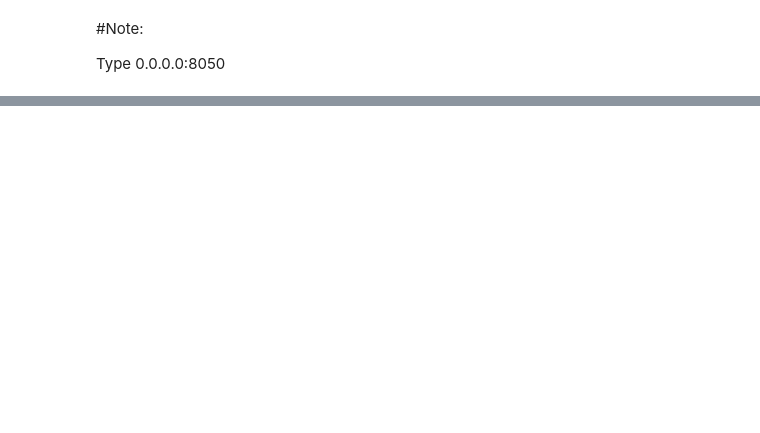
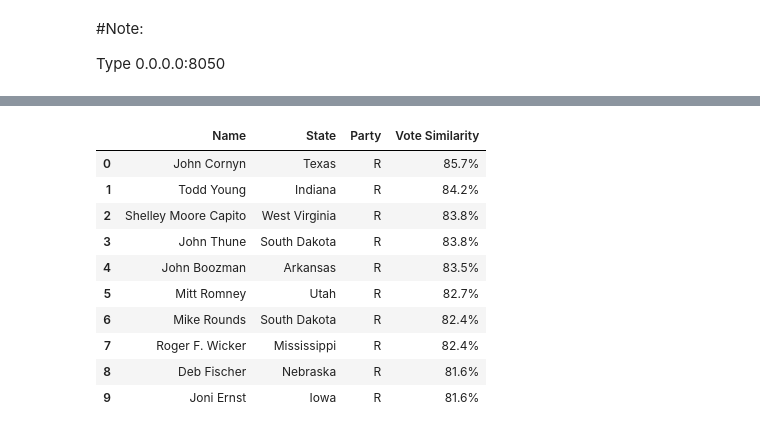
Before and after one commit to zgrayblue/contrans2023, a Jupyter notebook: dashboard.ipynb, the cells around one changed output, grey strips where cells are left out. Saved outputs shown, nothing was run; the diff lists cells and outputs as text; code cells hidden in the pictures; blank space fills up the shorter version.

Commit message:
added votesim and donations plots

```diff
--- a/dashboard.ipynb
+++ b/dashboard.ipynb
@@ -311,0 +408,35 @@ Type 0.0.0.0:8050
+# %%
+b = 'G000386'
+myquery = f'''
+SELECT m.directordername,
+       m.state,
+       m.party,
+       g.affinity_score
+FROM members m
+INNER JOIN (SELECT v.member_compare, v.affinity_score
+    FROM members m
+    INNER JOIN votesim v
+        ON m.icpsr = v.icpsr
+    WHERE m.bioguideid = '{b}'
+    ORDER BY v.affinity_score DESC
+    LIMIT 10) g
+    ON m.icpsr = g.member_compare
+ORDER BY g.affinity_score DESC
+'''
+votedf = pd.read_sql_query(myquery, con=engine)
+votedf = votedf.rename({'directordername': 'Name', 'state': 'State', 'party': 'Party', 'affinity_score': 'Vote Similarity'},
+                       axis= 1)
+votedf['Vote Similarity'] = round(100*votedf['Vote Similarity'], 1).astype('str') + '%'
+votedf
+# %% [output]
+|  | Name | State | Party | Vote Similarity |
+| 0 | John Cornyn | Texas | R | 85.7% |
+| 1 | Todd Young | Indiana | R | 84.2% |
+| 2 | Shelley Moore Capito | West Virginia | R | 83.8% |
+| 3 | John Thune | South Dakota | R | 83.8% |
+| 4 | John Boozman | Arkansas | R | 83.5% |
+| 5 | Mitt Romney | Utah | R | 82.7% |
+| 6 | Mike Rounds | South Dakota | R | 82.4% |
+| 7 | Roger F. Wicker | Mississippi | R | 82.4% |
+| 8 | Deb Fischer | Nebraska | R | 81.6% |
+| 9 | Joni Ernst | Iowa | R | 81.6% |
```
Also changed, not shown: parts of 4 cells of this notebook.
